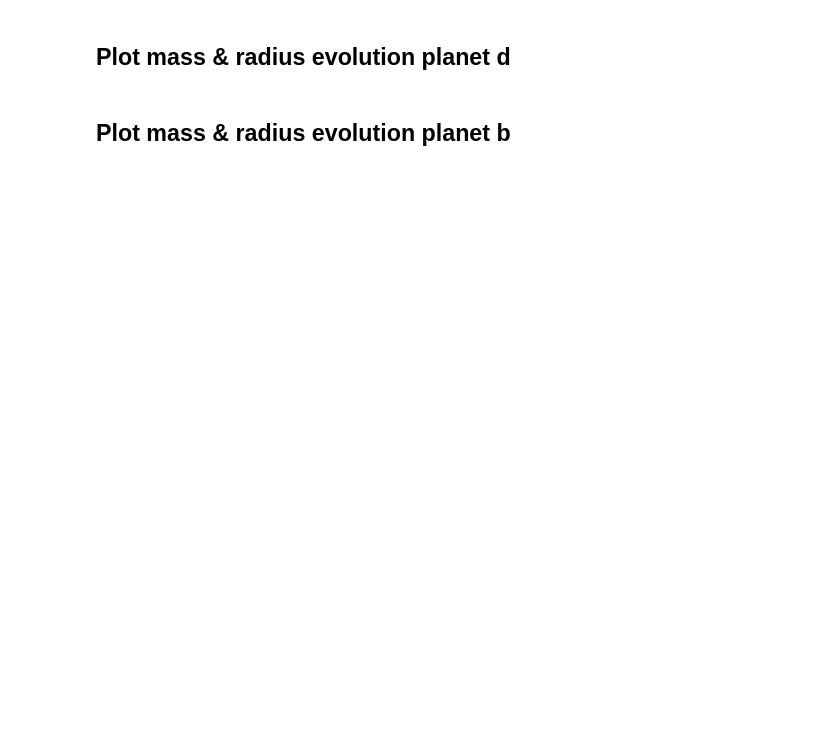
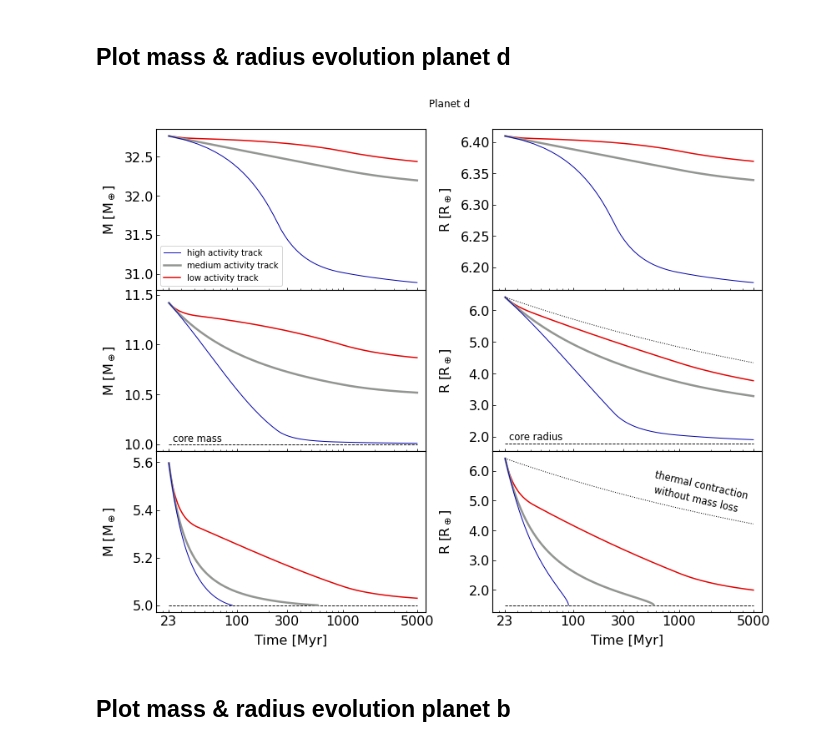
Before and after one commit to lketzer/platypos, a Jupyter notebook: examples/V1298Tau_Paper_Calculations_and_Plots.ipynb, the cells around one changed output. Saved outputs shown, nothing was run; the diff lists cells and outputs as text; code cells hidden in the pictures; blank space fills up the shorter version.

```diff
--- a/examples/V1298Tau_Paper_Calculations_and_Plots.ipynb
+++ b/examples/V1298Tau_Paper_Calculations_and_Plots.ipynb
@@ -740,14 +677,14 @@ axs[0, 0].plot(dict_evo_Ot["planet_d"]["t2"], dict_evo_Ot["planet_d"]["M2"], lab
 axs[1, 0].plot(dict_evo_LoFo14_10["planet_d"]["t3"], dict_evo_LoFo14_10["planet_d"]["M3"], ls="-", color="xkcd:royal blue", lw=1, zorder=3)
 axs[1, 0].plot(dict_evo_LoFo14_10["planet_d"]["t1"], dict_evo_LoFo14_10["planet_d"]["M1"], ls="-", color="xkcd:grey", lw=2.5, zorder=2)
 axs[1, 0].plot(dict_evo_LoFo14_10["planet_d"]["t2"], dict_evo_LoFo14_10["planet_d"]["M2"], ls="-", color="xkcd:red", lw=1.5, zorder=1)
-axs[1, 0].hlines(pl_d_10_PAPER.core_mass, dict_evo_LoFo14_10["planet_d"]["t3"][0], 5000., linestyle="--", color="k", lw=0.9)
+axs[1, 0].hlines(pl_d_10.core_mass, dict_evo_LoFo14_10["planet_d"]["t3"][0], 5000., linestyle="--", color="k", lw=0.9)
 axs[1, 0].text(25, 10.025, "core mass", fontsize=11.5)
 
 # 5Mcore
 axs[2, 0].plot(dict_evo_LoFo14_5["planet_d"]["t3"], dict_evo_LoFo14_5["planet_d"]["M3"], ls="-", color="xkcd:royal blue", lw=1, zorder=3)
 axs[2, 0].plot(dict_evo_LoFo14_5["planet_d"]["t1"], dict_evo_LoFo14_5["planet_d"]["M1"], ls="-", color="xkcd:grey", lw=2.5, zorder=2)
 axs[2, 0].plot(dict_evo_LoFo14_5["planet_d"]["t2"], dict_evo_LoFo14_5["planet_d"]["M2"], ls="-", color="xkcd:red", lw=1.5, zorder=1)
-axs[2, 0].hlines(pl_d_5_PAPER.core_mass, dict_evo_LoFo14_5["planet_d"]["t3"][0], 5000., linestyle="--", color="k", lw=0.9)
+axs[2, 0].hlines(pl_d_5.core_mass, dict_evo_LoFo14_5["planet_d"]["t3"][0], 5000., linestyle="--", color="k", lw=0.9)
 
 #radii
 # Otegi/heavy
@@ -760,16 +697,16 @@ axs[1, 1].plot(dict_evo_LoFo14_10["planet_d"]["t3"], dict_evo_LoFo14_10["planet_
 axs[1, 1].plot(dict_evo_LoFo14_10["planet_d"]["t1"], dict_evo_LoFo14_10["planet_d"]["R1"], ls="-", color="xkcd:grey", lw=2.5, zorder=2)
 axs[1, 1].plot(dict_evo_LoFo14_10["planet_d"]["t2"], dict_evo_LoFo14_10["planet_d"]["R2"], ls="-", color="xkcd:red", lw=1.5, zorder=1)
 age_arr = np.linspace(23., 5000., 1000)
-axs[1, 1].plot(age_arr, plmo14.calculate_planet_radius(pl_d_10.core_mass, pl_d_10.fenv, age_arr, pl_d_10.flux, pl_d_10.metallicity), color="k", ls=":", lw=1)
-axs[1, 1].hlines(plmo14.calculate_core_radius(pl_d_10.core_mass), pl_d_10.age, 5000., linestyle="--", color="k", lw=0.9)
+axs[1, 1].plot(age_arr, plmoLoFo14.calculate_planet_radius(pl_d_10.core_mass, pl_d_10.fenv, age_arr, pl_d_10.flux, pl_d_10.metallicity), color="k", ls=":", lw=1)
+axs[1, 1].hlines(plmoLoFo14.calculate_core_radius(pl_d_10.core_mass), pl_d_10.age, 5000., linestyle="--", color="k", lw=0.9)
 axs[1, 1].text(25, 1.9, "core radius", fontsize=11.5)
 
 # 5 mcore
 axs[2, 1].plot(dict_evo_LoFo14_5["planet_d"]["t3"], dict_evo_LoFo14_5["planet_d"]["R3"], ls="-", color="xkcd:royal blue", lw=1, zorder=3)
 axs[2, 1].plot(dict_evo_LoFo14_5["planet_d"]["t1"], dict_evo_LoFo14_5["planet_d"]["R1"], ls="-", color="xkcd:grey", lw=2.5, zorder=2)
 axs[2, 1].plot(dict_evo_LoFo14_5["planet_d"]["t2"], dict_evo_LoFo14_5["planet_d"]["R2"], ls="-", color="xkcd:red", lw=1.5, zorder=1)
-axs[2, 1].plot(age_arr, plmo14.calculate_planet_radius(pl_d_5.core_mass, pl_d_5.fenv, age_arr, pl_d_5.flux, pl_d_5.metallicity), color="k", ls=":", lw=1)
-axs[2, 1].hlines(plmo14.calculate_core_radius(pl_d_5.core_mass), pl_d_5.age, 5000., linestyle="--", color="k", lw=0.9)
+axs[2, 1].plot(age_arr, plmoLoFo14.calculate_planet_radius(pl_d_5.core_mass, pl_d_5.fenv, age_arr, pl_d_5.flux, pl_d_5.metallicity), color="k", ls=":", lw=1)
+axs[2, 1].hlines(plmoLoFo14.calculate_core_radius(pl_d_5.core_mass), pl_d_5.age, 5000., linestyle="--", color="k", lw=0.9)
 dy = 1.82
 axs[2, 1].text(575, 3.25+dy, "thermal contraction", fontsize=11.5, rotation=-13)
 axs[2, 1].text(570, 2.8+dy, "without mass loss", fontsize=11.5, rotation=-13)
@@ -781,33 +718,35 @@ for ax in [axs[0, 0], axs[1, 0], axs[2, 0]]:
     ax.set_xlim(right= 6000)
     ax.xaxis.set_major_formatter(ticker.StrMethodFormatter('{x:.0f}'))
     ax.tick_params(direction="in", which="both", labelsize=16)
     ax.set_xlabel("Time [Myr]", fontsize=16, labelpad=8)
     ax.set_ylabel('M [M$_\oplus$]', fontsize=16, labelpad=8)
     ax.xaxis.set_major_formatter(FormatStrFormatter('%.0f')) # No decimal places
     ax.yaxis.set_major_formatter(FormatStrFormatter('%.1f')) # No decimal places
 
 ylim = axs[2, 0].get_ylim()
 axs[2, 0].set_ylim(top=ylim[1]+0.02)
 ylim = axs[1, 0].get_ylim()
 axs[1, 0].set_ylim(top=11.55)
 
 for ax in [axs[0, 1], axs[1, 1], axs[2, 1]]:
     ax.set_xscale("log")
     ax.set_xticks([23, 100, 300, 1000, 5000])
     ax.set_xlim(right= 6000)
     ax.tick_params(direction="in", which="both", labelsize=16)
     ax.set_xlabel("Time [Myr]", fontsize=16, labelpad=8)
     ax.set_ylabel('R [R$_\oplus$]', fontsize=16, labelpad=8)
     ax.xaxis.set_major_formatter(FormatStrFormatter('%.0f')) # No decimal places
     ax.yaxis.set_major_formatter(FormatStrFormatter('%.1f')) # No decimal places
 
 axs[0,1].yaxis.set_major_formatter(FormatStrFormatter('%.2f')) # No decimal places
 plt.subplots_adjust(hspace=0, wspace=0.25)
 fig.align_ylabels(axs[:, 0])
 fig.align_ylabels(axs[:, 1])
 #plt.tight_layout()
 #plt.savefig("./Plots_PAPER/planet_d_EVO_eps01.jpg", dpi=300)
 plt.show()
+# %% [output]
+[figure, added]
 # %% [markdown]
 ## Plot mass & radius evolution planet b
 # %%
```
Also changed, not shown: parts of 24 cells of this notebook, 1 other file.
